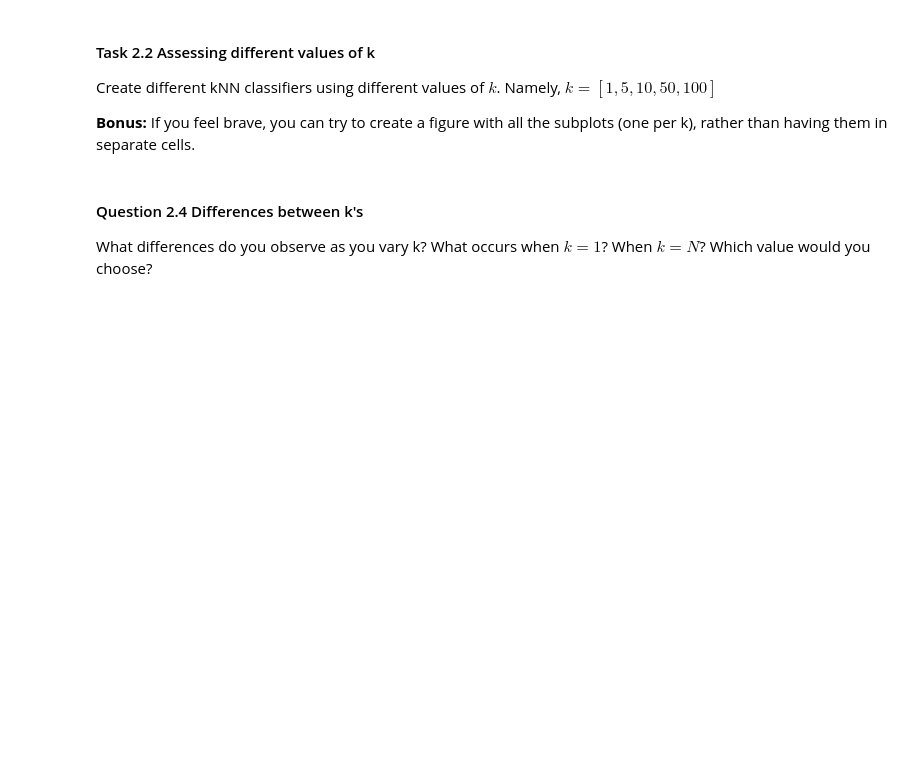
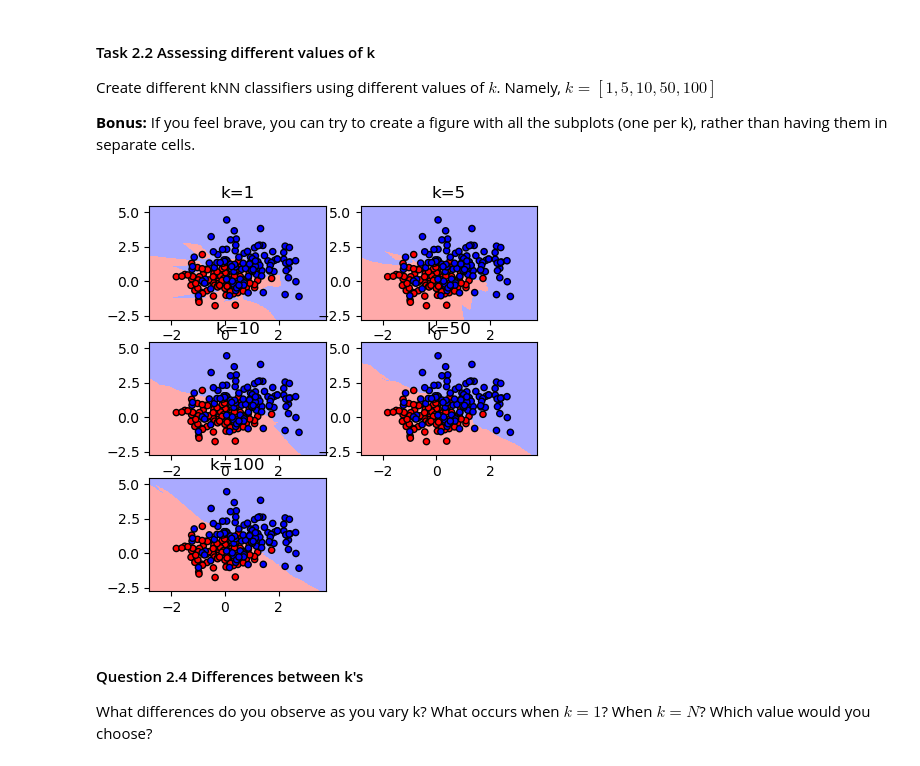
Before and after one commit to malis-course/MALIS, a Jupyter notebook: labs/lab1/knns/knn.ipynb, the cells around one changed output. Saved outputs shown, nothing was run; the diff lists cells and outputs as text; code cells hidden in the pictures; blank space fills up the shorter version.

```diff
--- a/labs/lab1/knns/knn.ipynb
+++ b/labs/lab1/knns/knn.ipynb
@@ -73,6 +73,11 @@ class KNN:
         '''
         ######### Task 1.2 YOUR CODE HERE - do not delete this line ################
 
+        dst = np.empty([X_new.shape[0], self.X.shape[0]]) # declare MxN dst uninitialized
+        for i, x_new in enumerate(X_new):
+            for j, x in enumerate(self.X):
+                dst[i, j] = np.sum(np.abs(np.subtract(x_new, x))**p)**(1/p)
+
         ######## Task 1.2 END OF YOUR CODE HERE - do not delete this line ##########
 
         return dst
@@ -157,9 +215,21 @@ Create different kNN classifiers using different values of $k$. Namely, $k=[1,5,
 # %%
 Ks = [1, 5, 10, 50, 100]
 
 ######### Task 2.2 YOUR CODE HERE - do not delete this line ################
 
- ######### Task 2.2 YOUR CODE ENDS HERE - do not delete this line ################
+for i, k in enumerate(Ks):
+    # Create a model for the KNN with inputs the ones from the gaussians and test the model using the grid of testing points
+    knn_model = KNN(k)
+    knn_model.train(X, y)
+    y_test = knn_model.predict(X_test,2)
+    # Put the result into a color plot
+    y_test = y_test.reshape(xx.shape)
+    nrows = int(np.ceil(len(Ks)/2.0))
+    utils.plot_results_in_subplot(xx,yy, X, y, y_test, "k=" + str(k), nrows, ncols=2, index=i+1)
+
+######### Task 2.2 YOUR CODE ENDS HERE - do not delete this line ################
+# %% [output]
+[figure, added]
 # %% [markdown]
 #### Question 2.4 Differences between k's
 What differences do you observe as you vary k? What occurs when $k=1$? When $k=N$? Which value would you choose?
```
Also changed, not shown: parts of 10 cells of this notebook.
